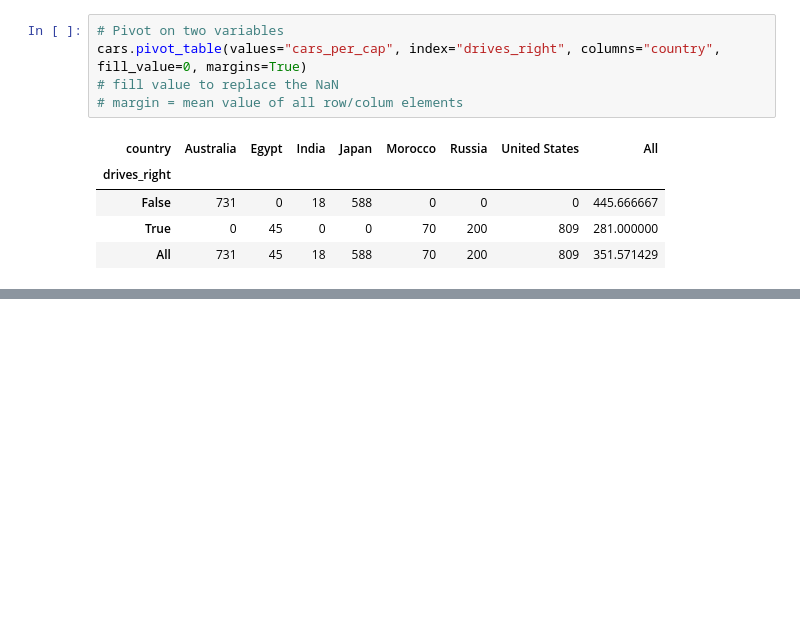
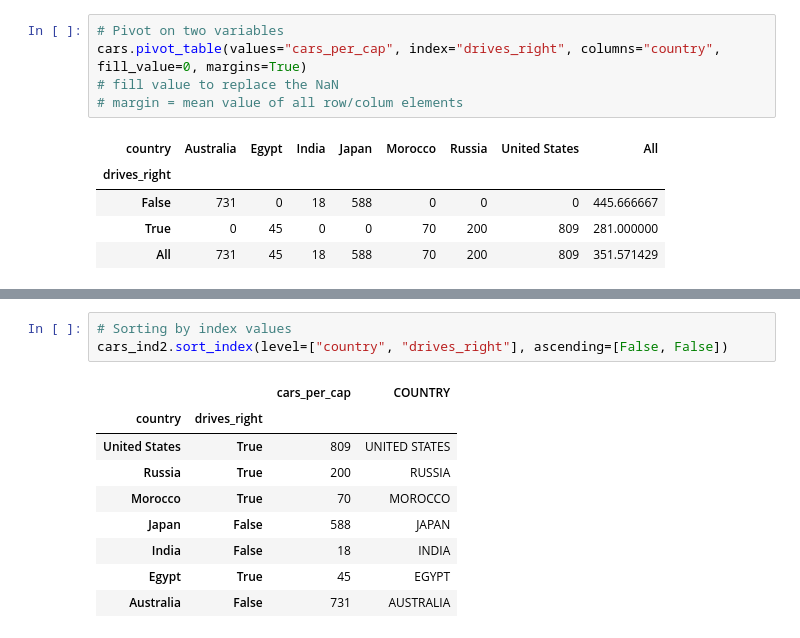
Before and after one commit to JeffBucker/DatacampDataAnalystTrack, a Jupyter notebook: 3. Data Manipulation with Pandas.ipynb, the cells around one changed output, grey strips where cells are left out. Saved outputs shown, nothing was run; the diff lists cells and outputs as text; blank space fills up the shorter version.

```diff
--- a/3. Data Manipulation with Pandas.ipynb
+++ b/3. Data Manipulation with Pandas.ipynb
@@ -230,0 +286,13 @@ cars.pivot_table(values="cars_per_cap", index="drives_right", columns="country",
+# %%
+# Sorting by index values
+cars_ind2.sort_index(level=["country", "drives_right"], ascending=[False, False])
+# %% [output]
+|  |  | cars_per_cap | COUNTRY |
+| country | drives_right |  |  |
+| United States | True | 809 | UNITED STATES |
+| Russia | True | 200 | RUSSIA |
+| Morocco | True | 70 | MOROCCO |
+| Japan | False | 588 | JAPAN |
+| India | False | 18 | INDIA |
+| Egypt | True | 45 | EGYPT |
+| Australia | False | 731 | AUSTRALIA |
```
Also changed, not shown: parts of 6 cells of this notebook.
